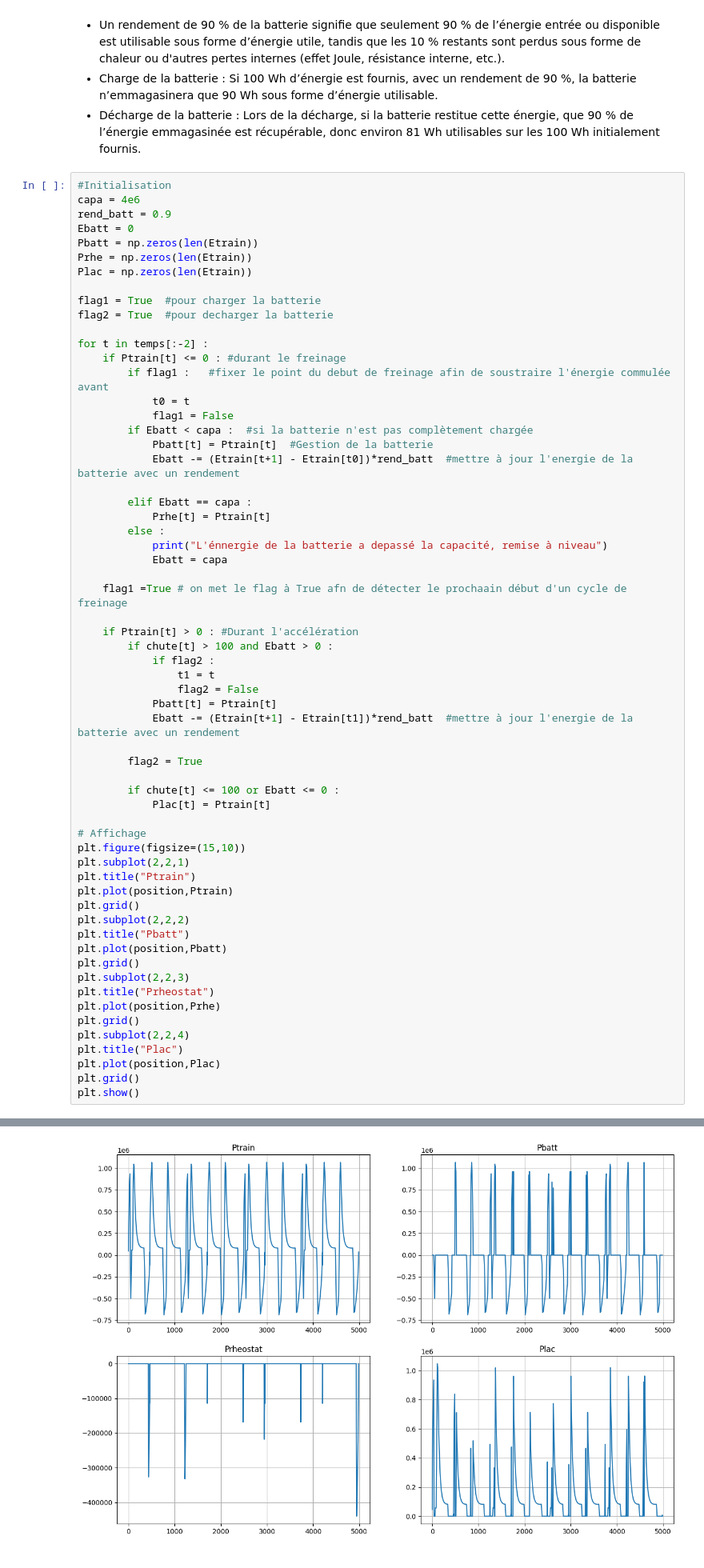
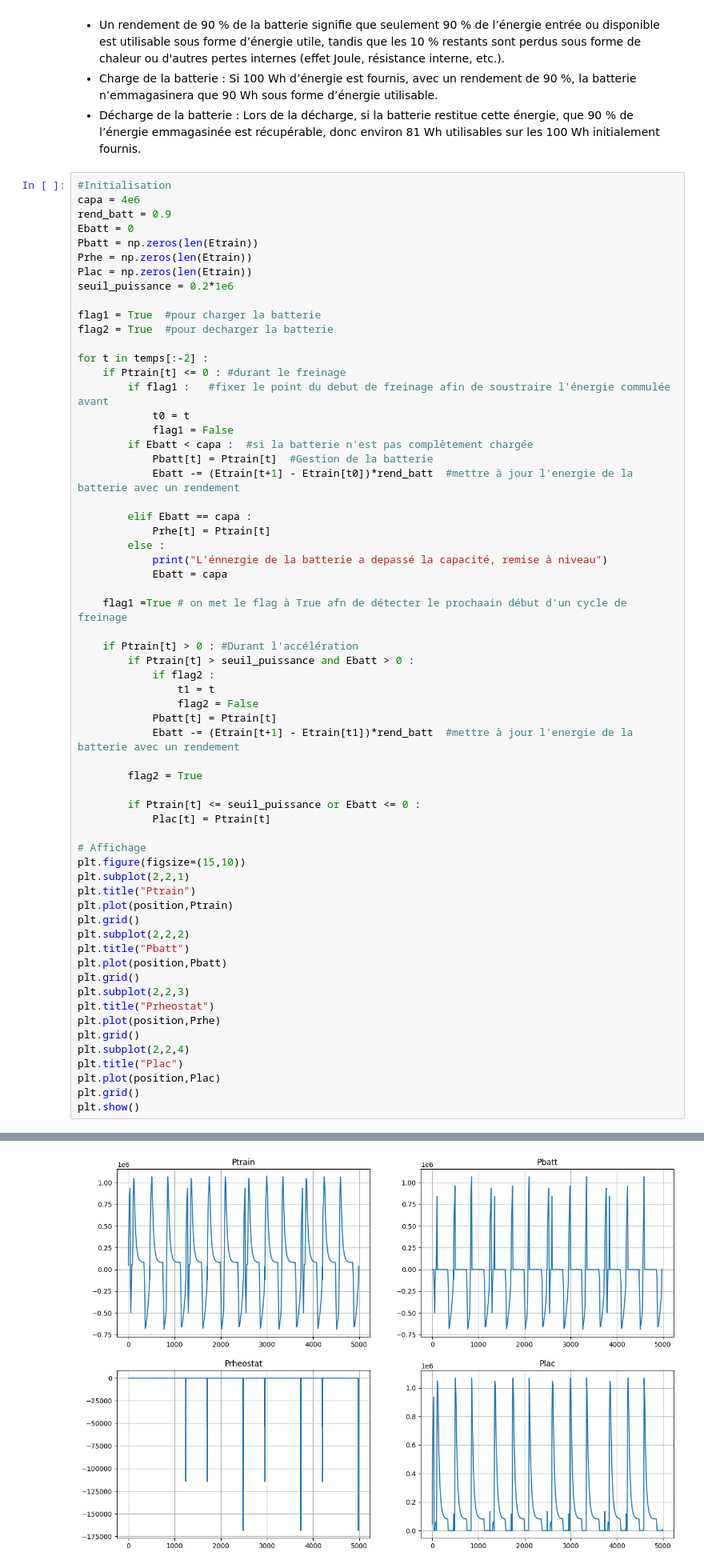
Before and after one commit to khodjawalid/Optimisation_Syst_de_Stockage_electrique_pour_Tramway_Python, a Jupyter notebook: Notebook.ipynb, the cells around one changed output, grey strips where cells are left out. Shown at 80% size. Cells and saved outputs as stored; diff of their text form.

```diff
--- a/Notebook.ipynb
+++ b/Notebook.ipynb
@@ -204,6 +204,7 @@ Ebatt = 0
 Pbatt = np.zeros(len(Etrain))
 Prhe = np.zeros(len(Etrain))
 Plac = np.zeros(len(Etrain))
+seuil_puissance = 0.2*1e6
 
 flag1 = True  #pour charger la batterie
 flag2 = True  #pour decharger la batterie
@@ -226,7 +227,7 @@ for t in temps[:-2] :
     flag1 =True # on met le flag à True afn de détecter le prochaain début d'un cycle de freinage
 
     if Ptrain[t] > 0 : #Durant l'accélération
-        if chute[t] > 100 and Ebatt > 0 :
+        if Ptrain[t] > seuil_puissance and Ebatt > 0 :
             if flag2 :
                 t1 = t
                 flag2 = False
@@ -235,7 +236,7 @@ for t in temps[:-2] :
 
         flag2 = True
 
-        if chute[t] <= 100 or Ebatt <= 0 :
+        if Ptrain[t] <= seuil_puissance or Ebatt <= 0 :
             Plac[t] = Ptrain[t]
 
 # Affichage
@@ -270,4 +269,4 @@ L'énnergie de la batterie a depassé la capacité, remise à niveau
-[figure, old version]
+[figure, new version]
 # %% [markdown]
 **Remarques**
 L'algorithme a bien fonctionné et c'est vérifiable à partir des graphe tel que  $P_{train} = P_{LAC} + P_{rh} + P_{batt}$, en plus de ca le chargement et le déchargement de la batterie est bien clair avec les pertes dans la rhéostat quand il n'y plus d'énergie dans la batterie
```
Also changed, not shown: parts of 6 cells of this notebook, 2 other files.
